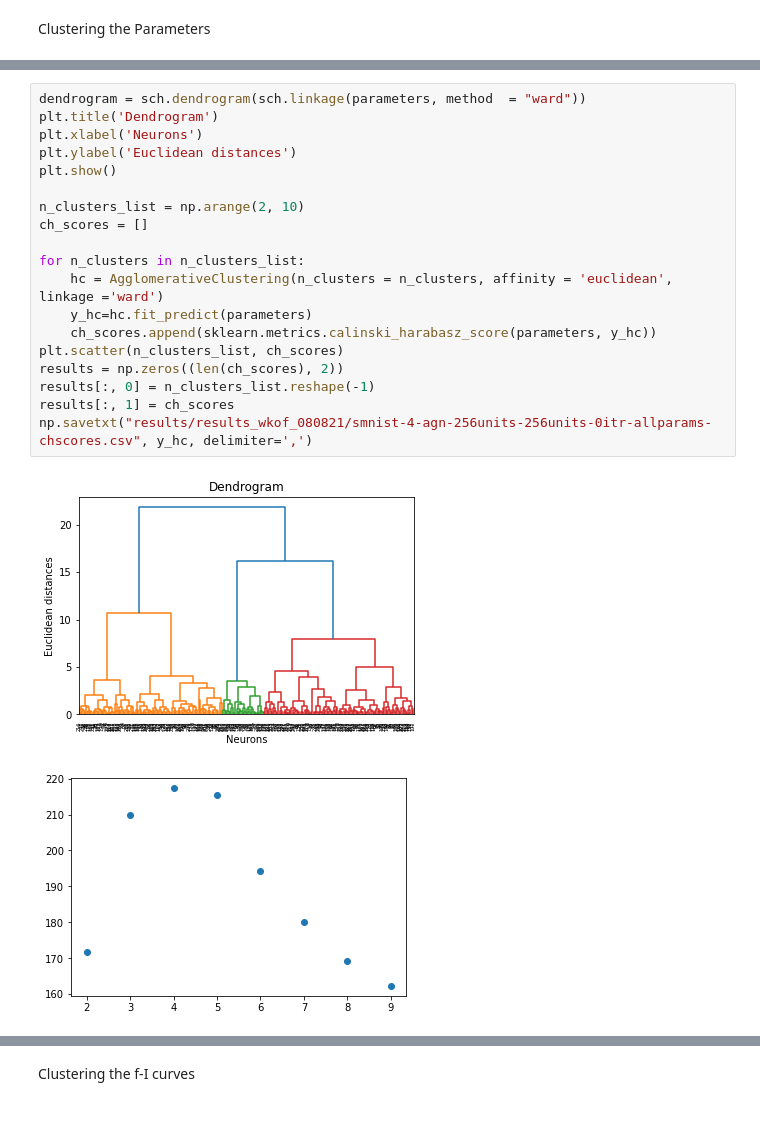
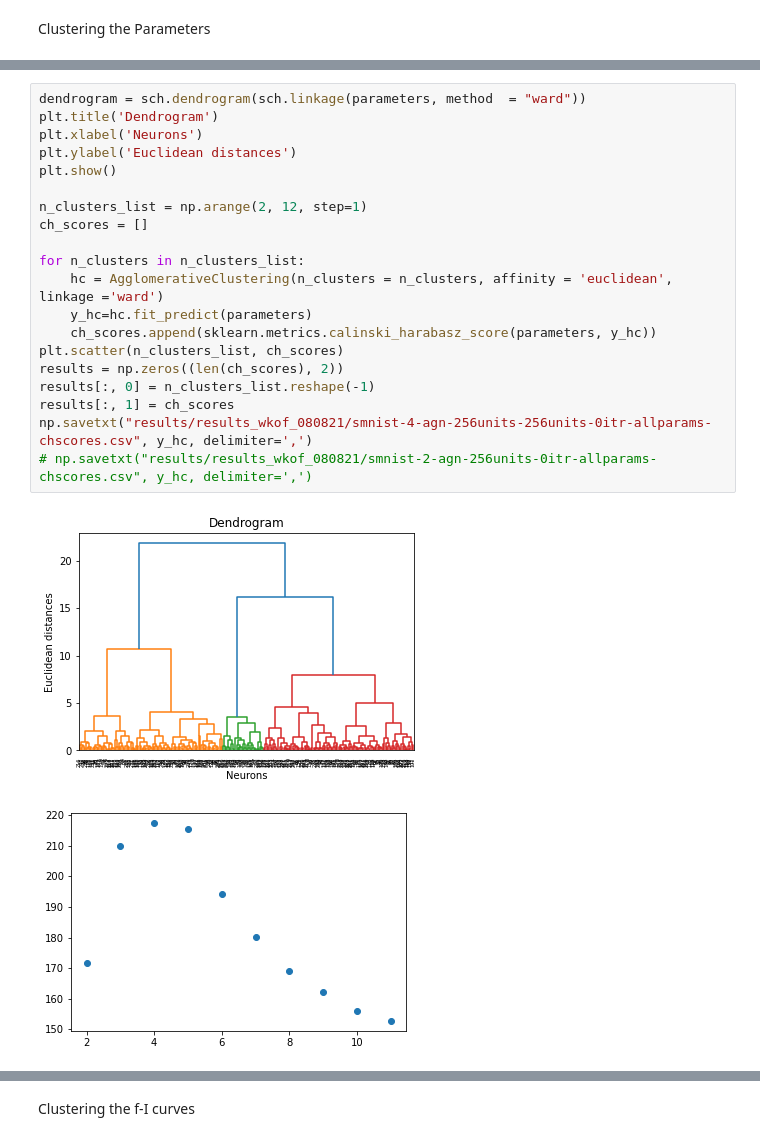
Before and after one commit to AllenInstitute/GLIFS_ASC, a Jupyter notebook: models/clustering.ipynb, the cells around one changed output, grey strips where cells are left out. Cells and saved outputs as stored; diff of their text form.

```diff
--- a/models/clustering.ipynb
+++ b/models/clustering.ipynb
@@ -30,25 +31,26 @@ print(parameters.shape)
 # %%
 dendrogram = sch.dendrogram(sch.linkage(parameters, method  = "ward"))
 plt.title('Dendrogram')
 plt.xlabel('Neurons')
 plt.ylabel('Euclidean distances')
 plt.show()
 
-n_clusters_list = np.arange(2, 10)
+n_clusters_list = np.arange(2, 12, step=1)
 ch_scores = []
 
 for n_clusters in n_clusters_list:
     hc = AgglomerativeClustering(n_clusters = n_clusters, affinity = 'euclidean', linkage ='ward')
     y_hc=hc.fit_predict(parameters)
     ch_scores.append(sklearn.metrics.calinski_harabasz_score(parameters, y_hc))
 plt.scatter(n_clusters_list, ch_scores)
 results = np.zeros((len(ch_scores), 2))
 results[:, 0] = n_clusters_list.reshape(-1)
 results[:, 1] = ch_scores
 np.savetxt("results/results_wkof_080821/smnist-4-agn-256units-256units-0itr-allparams-chscores.csv", y_hc, delimiter=',')
+# np.savetxt("results/results_wkof_080821/smnist-2-agn-256units-0itr-allparams-chscores.csv", y_hc, delimiter=',')
 # %% [output]
 [figure]
-[figure, old version]
+[figure, new version]
 # %%
 best_n_clusters = n_clusters_list[np.argmax(ch_scores)]
 print(f"using n_clusters {best_n_clusters}")
```
Also changed, not shown: parts of 7 cells of this notebook, 48 other files.
